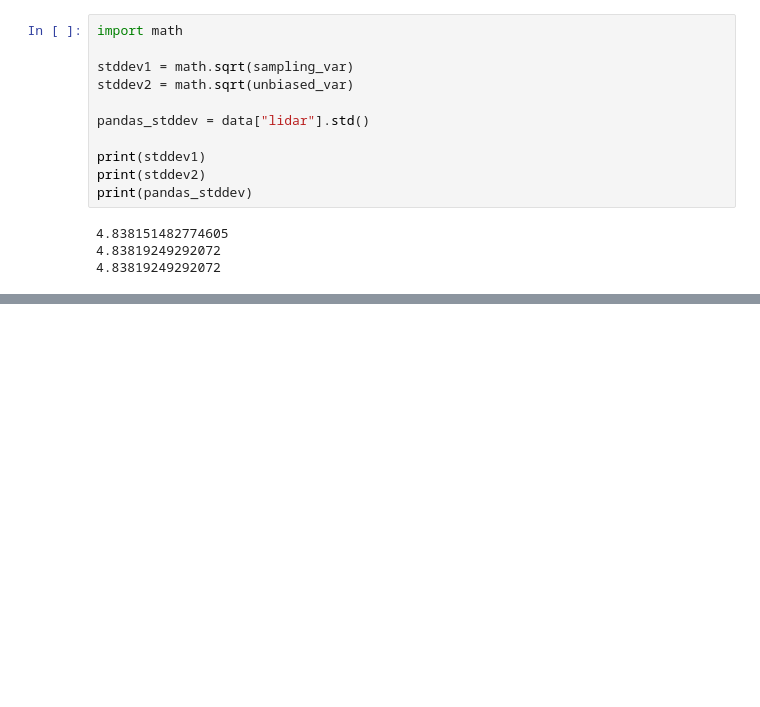
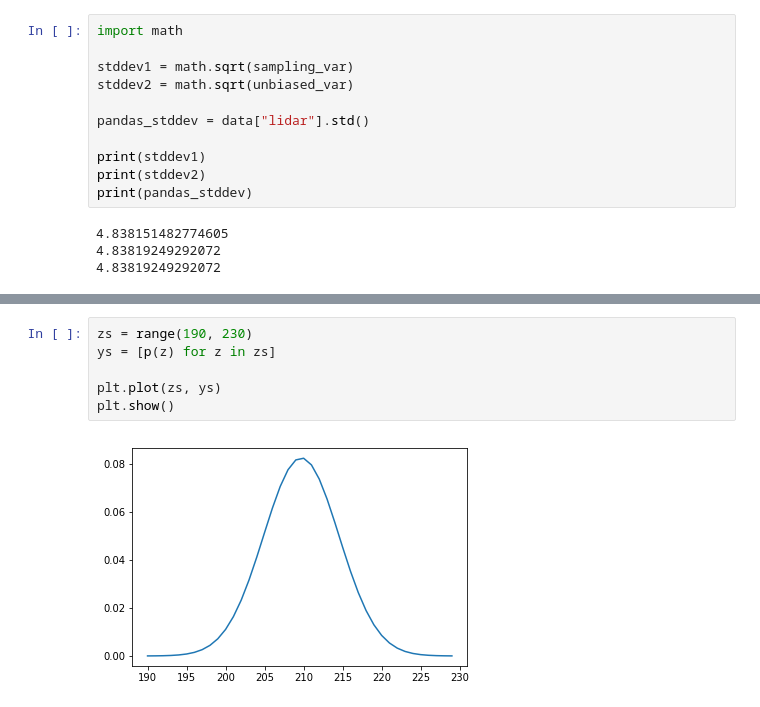
Before and after one commit to m-suigun/training, a Jupyter notebook: section_sensor/lidar_200.ipynb, the cells around one changed output, grey strips where cells are left out. Cells and saved outputs as stored; diff of their text form; blank space fills up the shorter version.

```diff
--- a/section_sensor/lidar_200.ipynb
+++ b/section_sensor/lidar_200.ipynb
@@ -101,0 +149,8 @@ print(pandas_stddev)
+# %%
+zs = range(190, 230)
+ys = [p(z) for z in zs]
+
+plt.plot(zs, ys)
+plt.show()
+# %% [output]
+[figure, added]
```
Also changed, not shown: parts of 10 cells of this notebook, 3 other files.
